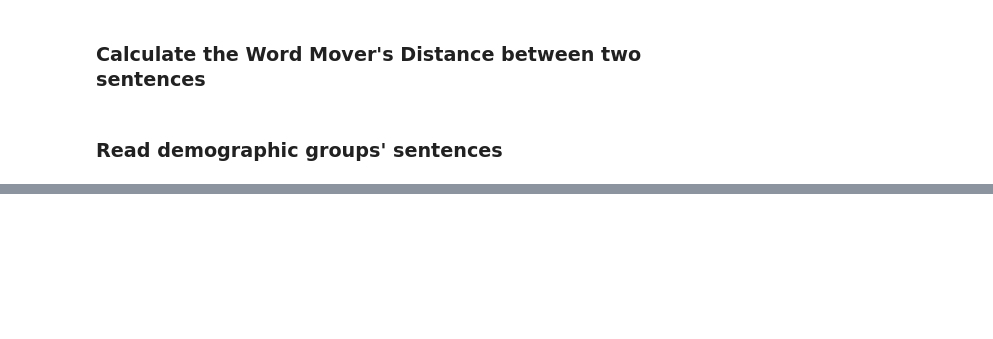
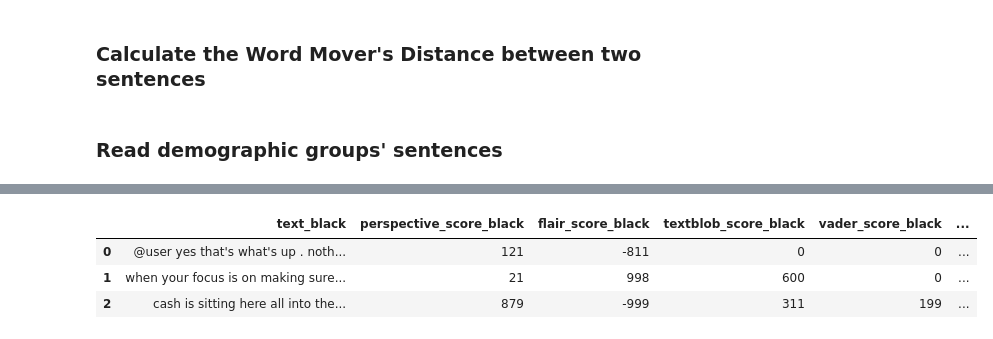
Before and after one commit to Guilherme26/dissertation, a Jupyter notebook: notebooks/pipelines/07-analysis/youtube/07-3-analyze-wmd.ipynb, the cells around one changed output, grey strips where cells are left out. Saved outputs shown, nothing was run; the diff lists cells and outputs as text; code cells hidden in the pictures; blank space fills up the shorter version.

```diff
--- a/notebooks/pipelines/07-analysis/youtube/07-3-analyze-wmd.ipynb
+++ b/notebooks/pipelines/07-analysis/youtube/07-3-analyze-wmd.ipynb
@@ -123,0 +65,13 @@ plt.show()
+# %%
+score_cols = [col for col in df.columns if "score" in col] + ["wmd"]
+
+df.loc[:, score_cols] = df.loc[:, score_cols] * 1000
+df = df.dropna().reset_index(drop=True)
+df.loc[:, score_cols] = df.loc[:, score_cols].astype(int)
+
+df.head(3)
+# %% [output]
+|  | text_black | perspective_score_black | flair_score_black | textblob_score_black | vader_score_black | ... |
+| 0 | @user yes that's what's up . noth... | 121 | -811 | 0 | 0 | ... |
+| 1 | when your focus is on making sure... | 21 | 998 | 600 | 0 | ... |
+| 2 | cash is sitting here all into the... | 879 | -999 | 311 | 199 | ... |
```
Also changed, not shown: parts of 13 cells of this notebook, 11 other files.
